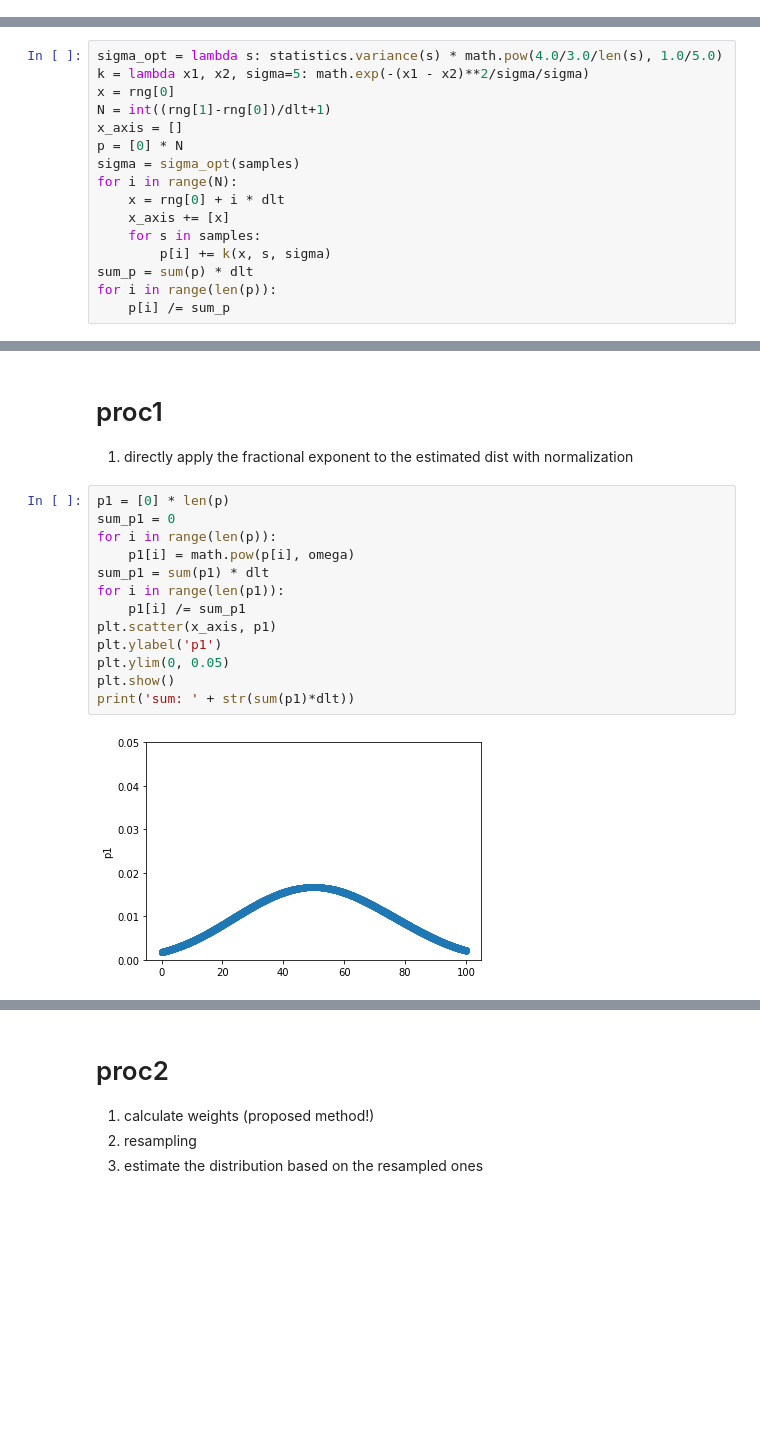
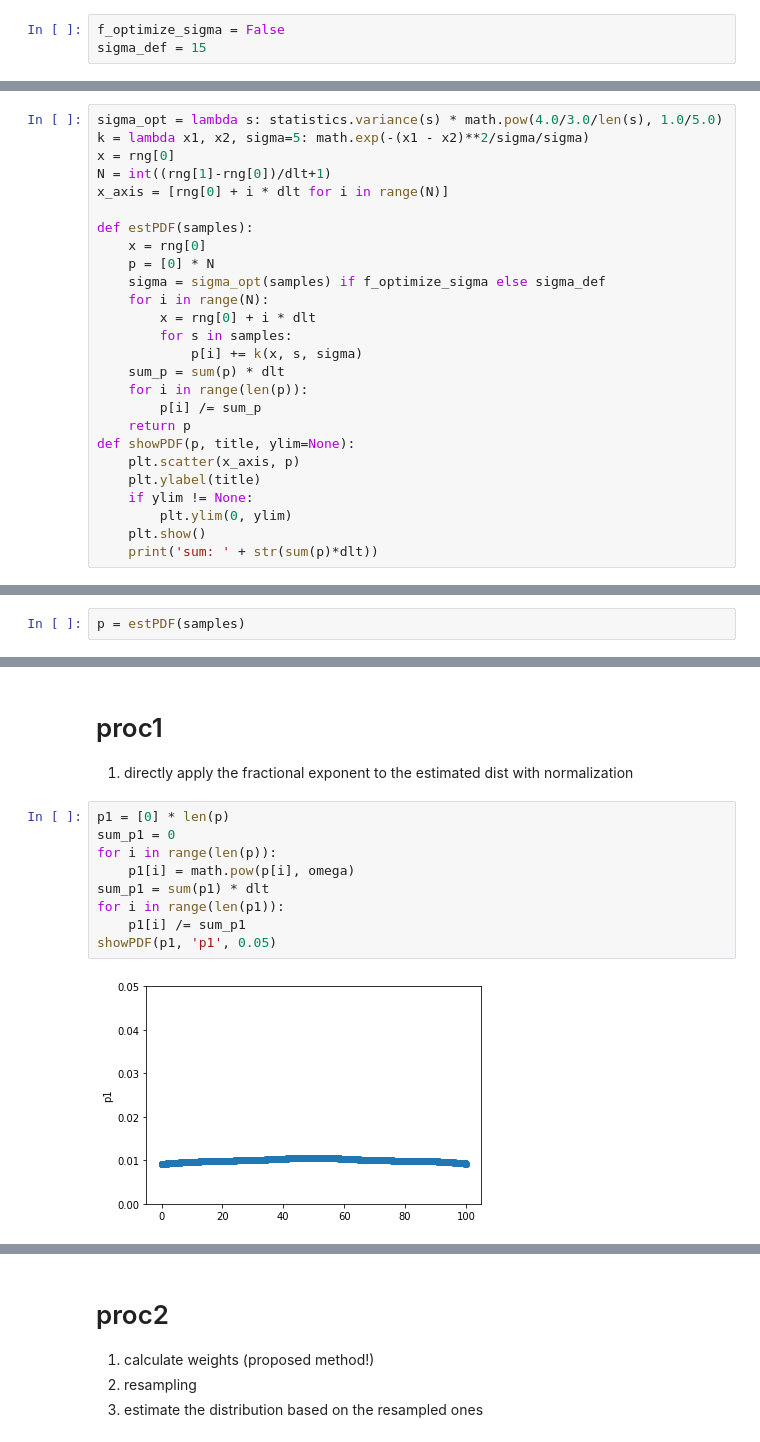
Before and after one commit to tidota/misc-code, a Jupyter notebook: snippets/python/fracexp/direct_reduction.ipynb, the cells around one changed output, grey strips where cells are left out. Cells and saved outputs as stored; diff of their text form; blank space fills up the shorter version.

```diff
--- a/snippets/python/fracexp/direct_reduction.ipynb
+++ b/snippets/python/fracexp/direct_reduction.ipynb
@@ -16,6 +16,9 @@ import random
 import math
 import matplotlib.pyplot as plt
 import statistics
+# %%
+f_optimize_sigma = False
+sigma_def = 15
 # %% [markdown]
 # generate some samples
 # %%
@@ -39,14 +46,24 @@ sigma_opt = lambda s: statistics.variance(s) * math.pow(4.0/3.0/len(s), 1.0/5.0)
 k = lambda x1, x2, sigma=5: math.exp(-(x1 - x2)**2/sigma/sigma)
 x = rng[0]
 N = int((rng[1]-rng[0])/dlt+1)
-x_axis = []
-p = [0] * N
-sigma = sigma_opt(samples)
-for i in range(N):
-    x = rng[0] + i * dlt
-    x_axis += [x]
-    for s in samples:
-        p[i] += k(x, s, sigma)
-sum_p = sum(p) * dlt
-for i in range(len(p)):
-    p[i] /= sum_p
+x_axis = [rng[0] + i * dlt for i in range(N)]
+
+def estPDF(samples):
+    x = rng[0]
+    p = [0] * N
+    sigma = sigma_opt(samples) if f_optimize_sigma else sigma_def
+    for i in range(N):
+        x = rng[0] + i * dlt
+        for s in samples:
+            p[i] += k(x, s, sigma)
+    sum_p = sum(p) * dlt
+    for i in range(len(p)):
+        p[i] /= sum_p
+    return p
+def showPDF(p, title, ylim=None):
+    plt.scatter(x_axis, p)
+    plt.ylabel(title)
+    if ylim != None:
+        plt.ylim(0, ylim)
+    plt.show()
+    print('sum: ' + str(sum(p)*dlt))
@@ -61,0 +70,2 @@ sum: 1.0000000000000016
+# %%
+p = estPDF(samples)
@@ -69,15 +84,11 @@ omega = 0.1
 # %%
 p1 = [0] * len(p)
 sum_p1 = 0
 for i in range(len(p)):
     p1[i] = math.pow(p[i], omega)
 sum_p1 = sum(p1) * dlt
 for i in range(len(p1)):
     p1[i] /= sum_p1
-plt.scatter(x_axis, p1)
-plt.ylabel('p1')
-plt.ylim(0, 0.05)
-plt.show()
-print('sum: ' + str(sum(p1)*dlt))
+showPDF(p1, 'p1', 0.05)
 # %% [output]
-[figure, old version]
+[figure, new version]
```
Also changed, not shown: parts of 12 cells of this notebook.
